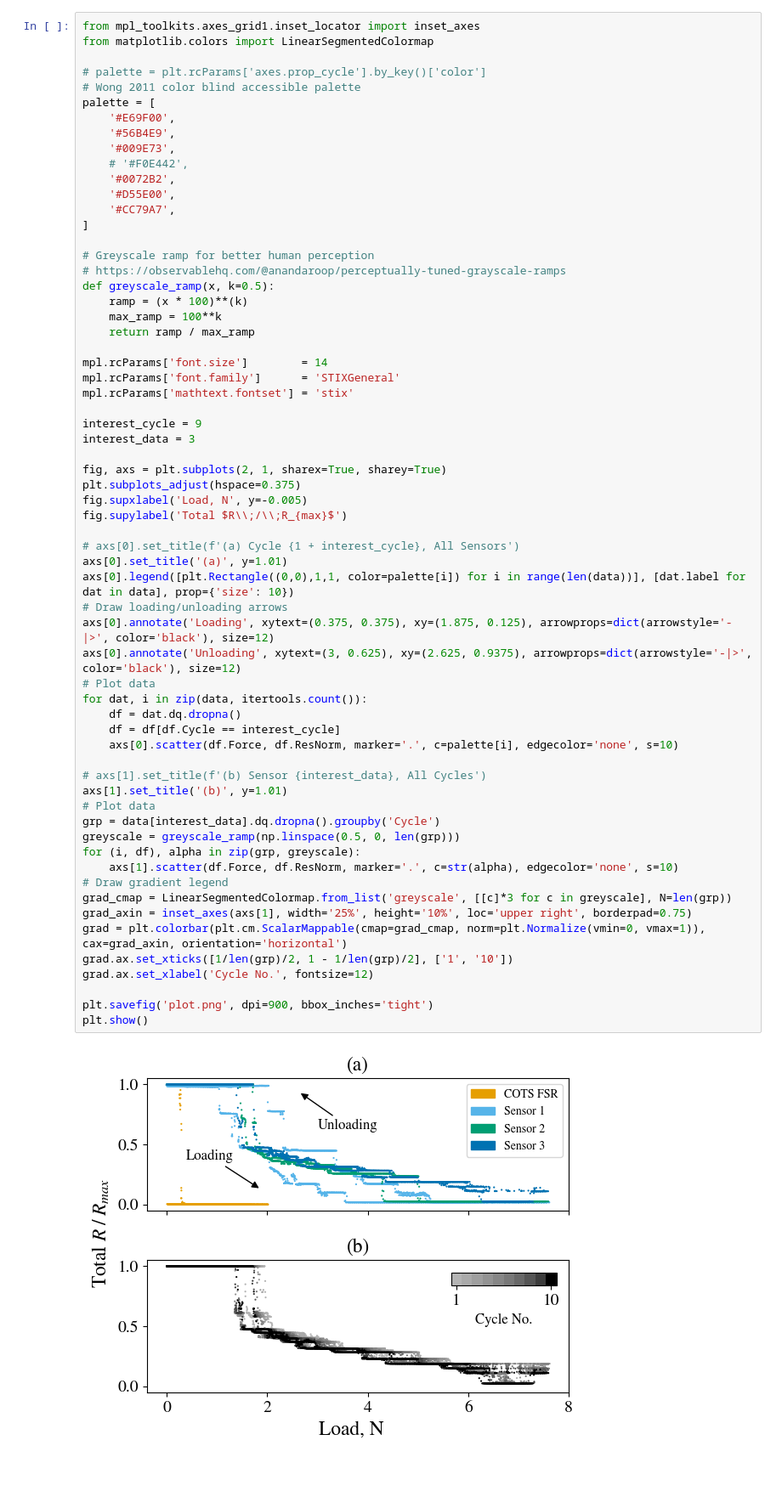
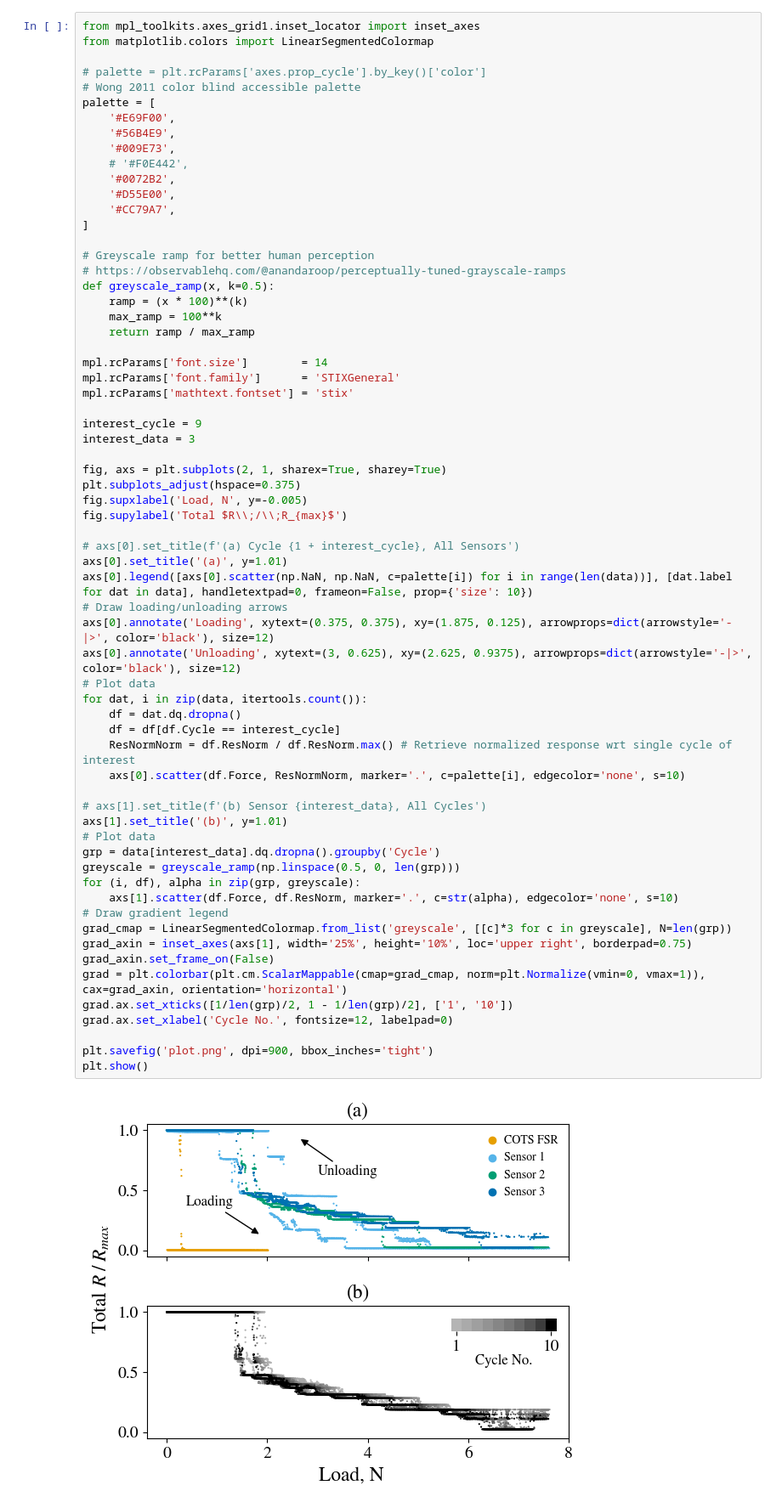
Before and after one commit to lrizvi/exported, a Jupyter notebook: plots/60_v2_sensors/60_v2_sensors.ipynb, the cells around one changed output. Shown at 85% size. Drawn from its saved outputs; the diff is of its cells as text; blank space fills up the shorter version.

```diff
--- a/plots/60_v2_sensors/60_v2_sensors.ipynb
+++ b/plots/60_v2_sensors/60_v2_sensors.ipynb
@@ -167,34 +167,36 @@ fig, axs = plt.subplots(2, 1, sharex=True, sharey=True)
 plt.subplots_adjust(hspace=0.375)
 fig.supxlabel('Load, N', y=-0.005)
 fig.supylabel('Total $R\\;/\\;R_{max}$')
 
 # axs[0].set_title(f'(a) Cycle {1 + interest_cycle}, All Sensors')
 axs[0].set_title('(a)', y=1.01)
-axs[0].legend([plt.Rectangle((0,0),1,1, color=palette[i]) for i in range(len(data))], [dat.label for dat in data], prop={'size': 10})
+axs[0].legend([axs[0].scatter(np.NaN, np.NaN, c=palette[i]) for i in range(len(data))], [dat.label for dat in data], handletextpad=0, frameon=False, prop={'size': 10})
 # Draw loading/unloading arrows
 axs[0].annotate('Loading', xytext=(0.375, 0.375), xy=(1.875, 0.125), arrowprops=dict(arrowstyle='-|>', color='black'), size=12)
 axs[0].annotate('Unloading', xytext=(3, 0.625), xy=(2.625, 0.9375), arrowprops=dict(arrowstyle='-|>', color='black'), size=12)
 # Plot data
 for dat, i in zip(data, itertools.count()):
     df = dat.dq.dropna()
     df = df[df.Cycle == interest_cycle]
-    axs[0].scatter(df.Force, df.ResNorm, marker='.', c=palette[i], edgecolor='none', s=10)
+    ResNormNorm = df.ResNorm / df.ResNorm.max() # Retrieve normalized response wrt single cycle of interest
+    axs[0].scatter(df.Force, ResNormNorm, marker='.', c=palette[i], edgecolor='none', s=10)
 
 # axs[1].set_title(f'(b) Sensor {interest_data}, All Cycles')
 axs[1].set_title('(b)', y=1.01)
 # Plot data
 grp = data[interest_data].dq.dropna().groupby('Cycle')
 greyscale = greyscale_ramp(np.linspace(0.5, 0, len(grp)))
 for (i, df), alpha in zip(grp, greyscale):
     axs[1].scatter(df.Force, df.ResNorm, marker='.', c=str(alpha), edgecolor='none', s=10)
 # Draw gradient legend
 grad_cmap = LinearSegmentedColormap.from_list('greyscale', [[c]*3 for c in greyscale], N=len(grp))
 grad_axin = inset_axes(axs[1], width='25%', height='10%', loc='upper right', borderpad=0.75)
+grad_axin.set_frame_on(False)
 grad = plt.colorbar(plt.cm.ScalarMappable(cmap=grad_cmap, norm=plt.Normalize(vmin=0, vmax=1)), cax=grad_axin, orientation='horizontal')
 grad.ax.set_xticks([1/len(grp)/2, 1 - 1/len(grp)/2], ['1', '10'])
-grad.ax.set_xlabel('Cycle No.', fontsize=12)
+grad.ax.set_xlabel('Cycle No.', fontsize=12, labelpad=0)
 
 plt.savefig('plot.png', dpi=900, bbox_inches='tight')
 plt.show()
 # %% [output]
-[figure, old version]
+[figure, new version]
```
Also changed, not shown: parts of 1 cell of this notebook, 8 other files.
